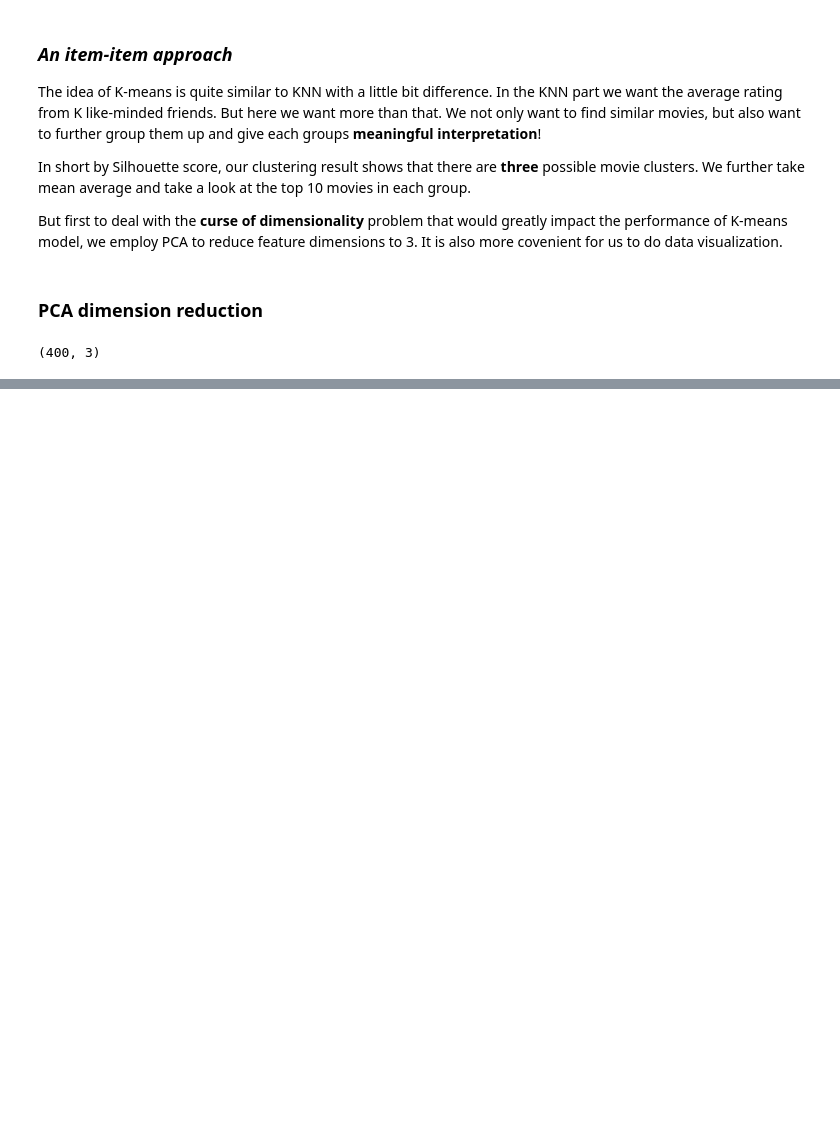
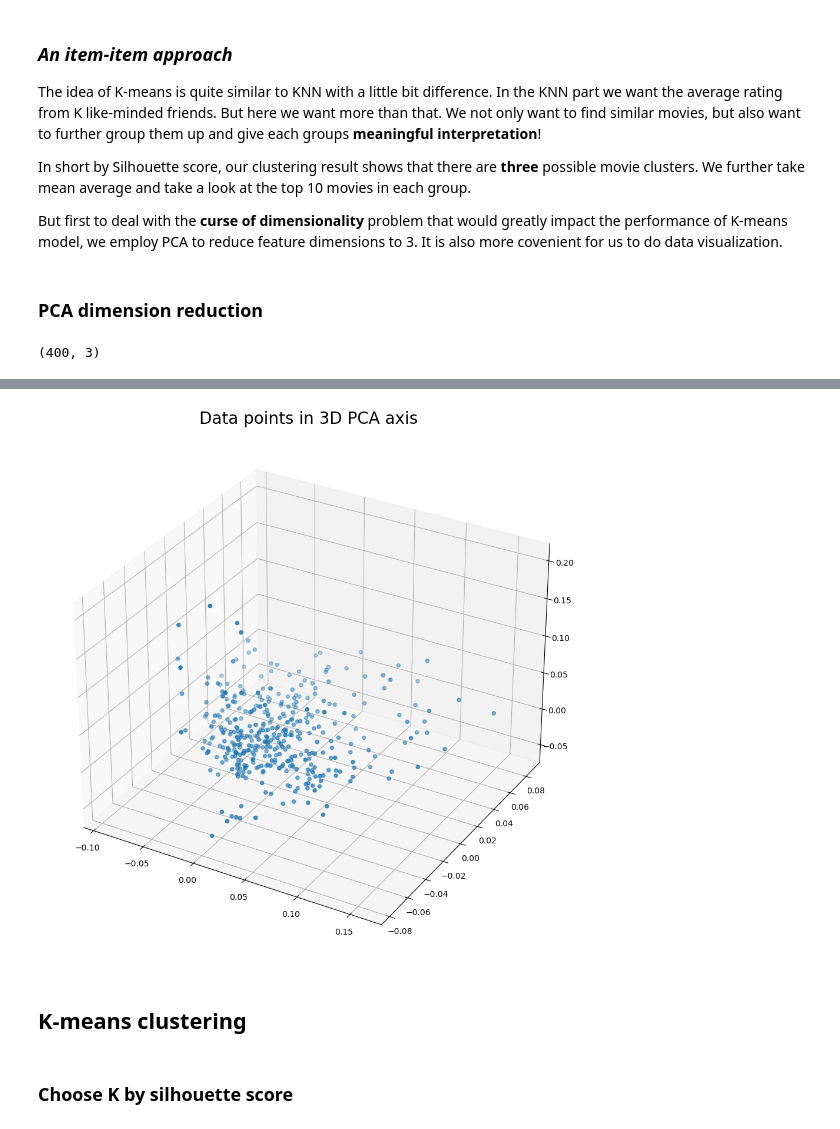
Before and after one commit to NuoLeiNYU/movie-recommendation-system, a Jupyter notebook: movie_recommender_analysis.ipynb, the cells around one changed output, grey strips where cells are left out. Cells and saved outputs as stored; diff of their text form; code cells hidden in the pictures; blank space fills up the shorter version.

```diff
--- a/movie_recommender_analysis.ipynb
+++ b/movie_recommender_analysis.ipynb
@@ -214,4 +216,5 @@ X_normalized = normalize(X, norm='l2')
 pca = PCA(n_components=3)
 pca.fit(X_normalized)
 pca_samples = pca.transform(X_normalized)
+df_pca = pd.DataFrame(pca_samples)
 # %%
@@ -223,0 +233,14 @@ ps.head()
+# %%
+from mpl_toolkits.mplot3d import Axes3D
+plt.rcParams['figure.figsize'] = (16, 9)
+fig = plt.figure()
+ax = Axes3D(fig)
+ax.scatter(df_pca[0], df_pca[2], df_pca[1])
+plt.title('Data points in 3D PCA axis', fontsize=20)
+plt.show()
+# %% [output]
+[figure, added]
+# %% [markdown]
+## K-means clustering
+# %% [markdown]
+### Choose K by silhouette score
```
Also changed, not shown: parts of 19 cells of this notebook.
